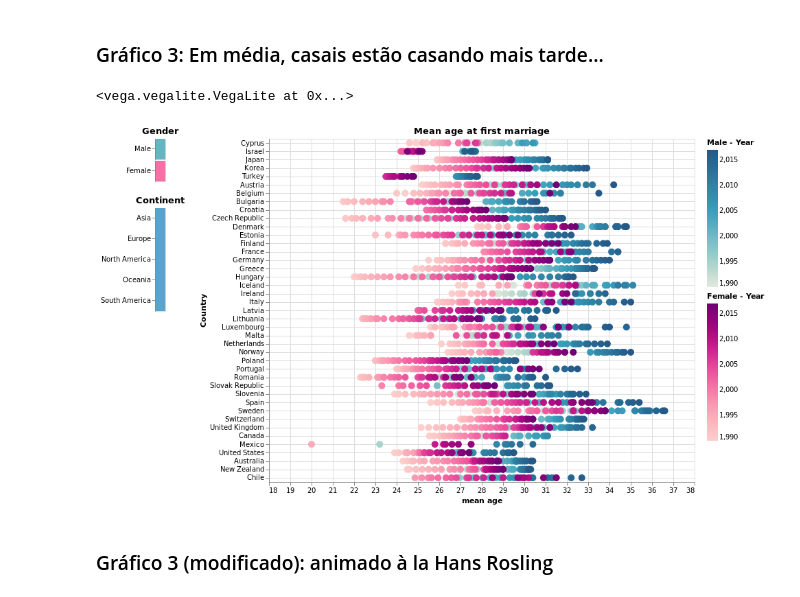
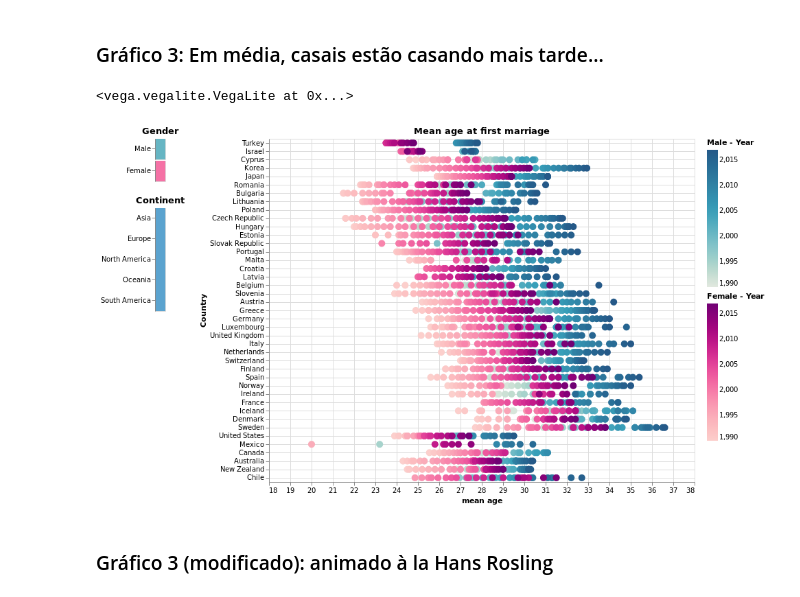
Before and after one commit to Franklin-oliveira/DataViz-Repo, a Jupyter notebook: final_project/TBFinal_visualizacoes.ipynb, the cells around one changed output. Drawn from its saved outputs; the diff is of its cells as text; code cells hidden in the pictures.

```diff
--- a/final_project/TBFinal_visualizacoes.ipynb
+++ b/final_project/TBFinal_visualizacoes.ipynb
@@ -123,6 +123,24 @@ Antes de chegarmos nas visualizações, vamos preparar alguns dataframes auxilia
 mar.sort_values(['Continent','Country','Year'], inplace=True)
 div.sort_values(['Continent','Country','Year'], inplace=True)
 age.sort_values(['Continent','Country','Year'], inplace=True)
+# %%
+# criando coluna de média para ordenar (casamentos)
+teste = mar.groupby(['Continent', 'Country']).mean().sort_values('marriage_rate', ascending=True).reset_index()
+teste.drop('Year', axis=1, inplace=True)
+teste.columns=['Continent', 'Country', 'mean']
+marriage = pd.merge(mar, teste, how='outer', on=['Continent', 'Country']).sort_values(['Continent','mean'], ascending=True)
+
+# criando coluna de média para ordenar (divórcios)
+teste = div.groupby(['Continent', 'Country']).mean().sort_values('divorce_rate', ascending=True).reset_index()
+teste.drop(['Year','c'], axis=1, inplace=True)
+teste.columns=['Continent', 'Country', 'mean']
+divorce = pd.merge(div, teste, how='outer', on=['Continent', 'Country']).sort_values(['Continent','mean'], ascending=True)
+
+# criando coluna de média para ordenar (Idades- female_mean_sort e male_mean_sort)
+teste = age.groupby(['Continent', 'Country']).mean().sort_values(['male_mean_age','female_mean_age'], ascending=True).reset_index()
+teste.drop(['Year','couple_mean_age'], axis=1, inplace=True)
+teste.columns=['Continent', 'Country', 'male_mean_sort','female_mean_sort']
+idades = pd.merge(age, teste, how='outer',on=['Continent', 'Country']).sort_values(['Continent','female_mean_sort', 'male_mean_sort'], ascending=True)
 # %%
 # dataframes para criar as legendas
 mar1 = pd.DataFrame(mar.groupby(['Continent', 'Country']).count()['Year']).reset_index()
@@ -330,7 +351,7 @@ chart1
 ### Gráfico 3: Em média, casais estão casando mais tarde...
 # %%
 # criando um background
-g0 = alt.Chart(data= age, width=620, height=500, title='Mean age at first marriage'
+g0 = alt.Chart(data= idades, width=620, height=500, title='Mean age at first marriage'
         ).mark_point(filled=True, size=100, color='#f1f1f1').encode(
     x= alt.X('male_mean_age', type='quantitative', scale=alt.Scale(domain=[18,38]),
              axis=alt.Axis(grid=True), title='mean age'),
@@ -338,7 +359,7 @@ g0 = alt.Chart(data= age, width=620, height=500, title='Mean age at first marria
     sort = ['Asia', 'Europe','North America','Oceania', 'South America']),
     tooltip=alt.Tooltip(['Country', 'Year', 'male_mean_age'])
 )
-g1 = alt.Chart(data= age, width=620, height=500, title='Mean age at first marriage'
+g1 = alt.Chart(data= idades, width=620, height=500, title='Mean age at first marriage'
         ).mark_point(filled=True, size=100, color='#f1f1f1').encode(
     x= alt.X('female_mean_age', type='quantitative', axis=None),
     y = alt.Y('Country', type='nominal', axis=alt.Axis(grid=True),
@@ -399,7 +420,7 @@ cont = alt.Chart(data = continente, width=15, height=5*30, title='Continent').ma
 ).add_selection(select_continent)
 # %%
 # definindo gráficos
-points0 = alt.Chart(data= age, width=620, height=500, title='Mean age at first marriage'
+points0 = alt.Chart(data= idades, width=620, height=500, title='Mean age at first marriage'
         ).mark_point(filled=True, size=100).encode(
     x= alt.X('male_mean_age', type='quantitative', title='Mean Age',scale=alt.Scale(domain=[18,38]),
              axis=None),
@@ -408,36 +429,36 @@ points0 = alt.Chart(data= age, width=620, height=500, title='Mean age at first m
     tooltip=alt.Tooltip(['Country', 'Continent','Year', 'male_mean_age']),
     color=alt.Color('Year:Q', title='Male - Year', scale=alt.Scale(scheme='lighttealblue')),
     opacity = alt.condition(select_continent, alt.value(1), alt.value(0))
 );
 
-points1 = alt.Chart(data= age, width=620, height=500, title='Mean age at first marriage'
+points1 = alt.Chart(data= idades, width=620, height=500, title='Mean age at first marriage'
         ).mark_point(filled=True, size=100).encode(
     x= alt.X('female_mean_age', type='quantitative', title='Mean Age',scale=alt.Scale(domain=[18,38]),
              axis=None),
     y = alt.Y('Country', type='nominal', title='Country', axis=None,
     sort = ['Asia', 'Europe','North America','Oceania', 'South America']),
     tooltip=alt.Tooltip(['Country', 'Continent','Year', 'female_mean_age']),
     color= alt.Color('Year:Q', title='Female - Year', scale=alt.Scale(scheme='redpurple')),
     opacity = alt.condition(select_continent, alt.value(1), alt.value(0)),
 );
 
 # juntando os gráficos com escala de cor independente
 chart2 = alt.hconcat( alt.vconcat(lgd, cont), #legenda
     alt.layer(
         background,
         points0.add_selection(select_continent, select_sex1).transform_filter(select_sex1),
         points1.add_selection(select_sex).transform_filter(select_sex)
     ).resolve_scale(color='independent', y='independent')
 )
 
 # salvando o gráfico
-# chart2.save('./viz/mean_age.svg')
+# chart2.save('./viz/mean_age.png')
 # chart2.save('./viz/mean_age.html')
 
 chart2
 # %% [output]
 <vega.vegalite.VegaLite at 0x...>
-[figure, old version]
+[figure, new version]
 # %% [markdown]
 ### Gráfico 3 (modificado): animado à la Hans Rosling
 # %%
```
Also changed, not shown: parts of 8 cells of this notebook, 12 other files.
